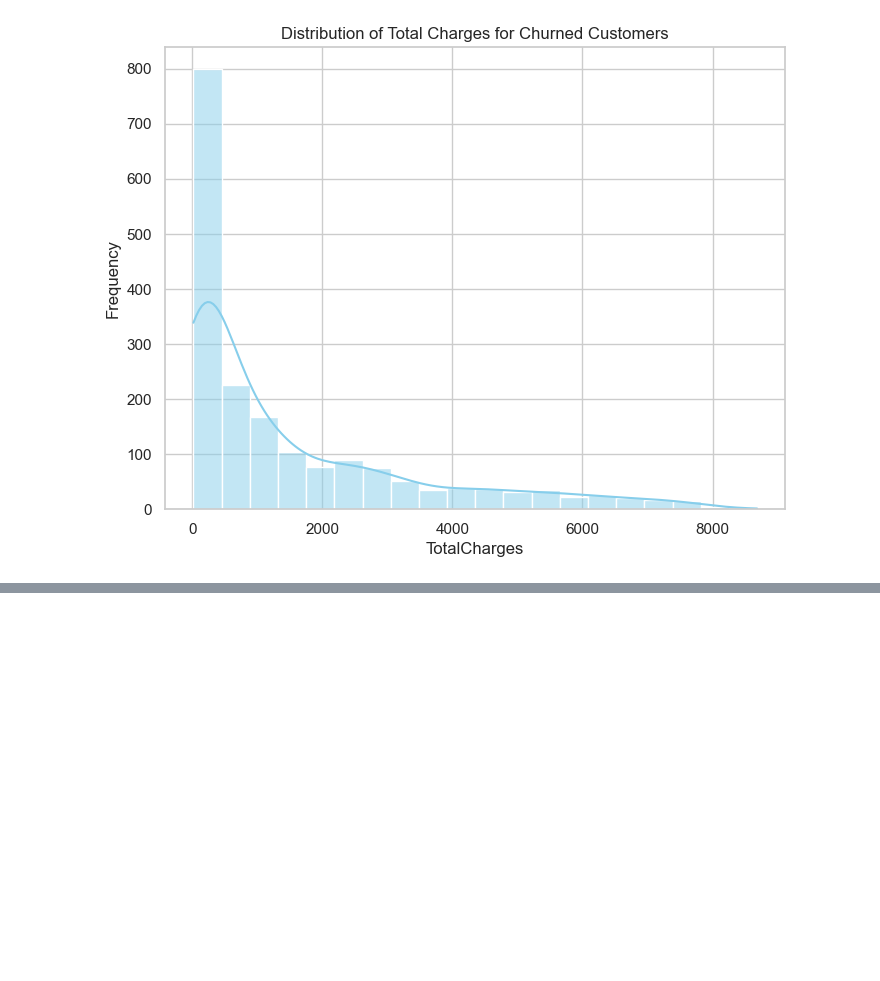
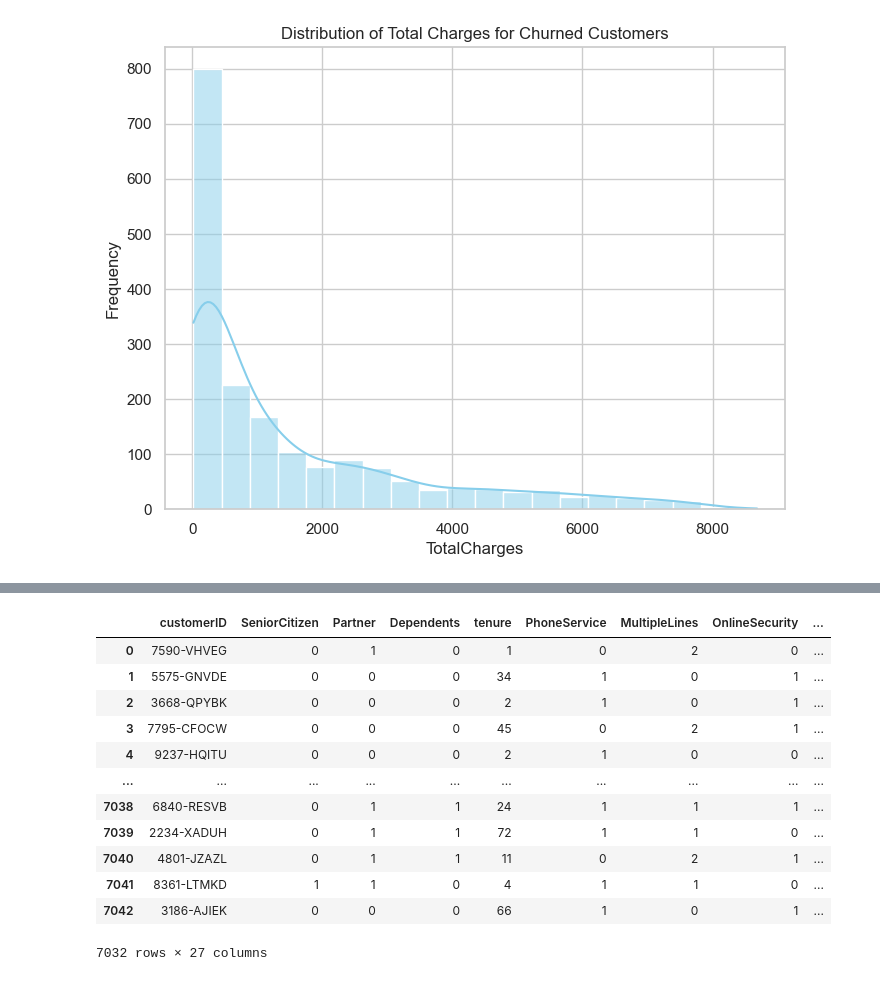
Before and after one commit to thisissteff/customer_churn_prediction, a Jupyter notebook: customer_churn.ipynb, the cells around one changed output, grey strips where cells are left out. Saved outputs shown, nothing was run; the diff lists cells and outputs as text; code cells hidden in the pictures; blank space fills up the shorter version.

```diff
--- a/customer_churn.ipynb
+++ b/customer_churn.ipynb
@@ -471,0 +463,45 @@ plt.show()
+# %%
+# predictor variable CHURN. yes = 1, no = 0
+df_encoded_3['Churn'] = df_encoded_3['Churn'].apply(lambda x: 1 if x == 'Yes' else 0)
+
+# Partner. yes = 1, no = 0
+df_encoded_3['Partner'] = df_encoded_3['Partner'].apply(lambda x: 1 if x == 'Yes' else 0)
+
+# Dependents. yes = 1, no = 0
+df_encoded_3['Dependents'] = df_encoded_3['Dependents'].apply(lambda x: 1 if x == 'Yes' else 0)
+
+# phone service.  yes = 1, no = 0
+df_encoded_3['PhoneService'] = df_encoded_3['PhoneService'].apply(lambda x: 1 if x == 'Yes' else 0)
+
+# multiple lines. no phone service = 2, yes = 1, no = 0
+df_encoded_3['MultipleLines'] = df_encoded_3['MultipleLines'].apply(lambda x: 1 if x == 'Yes' else (0 if x == 'No' else 2))
+
+# OnlineSecurity, OnlineBackup, DeviceProtection, TechSupport, StreamingTV, StreamingMovies No internet service = 2, yes = 1, no = 0
+df_encoded_3['OnlineSecurity'] = df_encoded_3['OnlineSecurity'].apply(lambda x: 1 if x == 'Yes' else (0 if x == 'No' else 2))
+df_encoded_3['OnlineBackup'] = df_encoded_3['OnlineBackup'].apply(lambda x: 1 if x == 'Yes' else (0 if x == 'No' else 2))
+df_encoded_3['DeviceProtection'] = df_encoded_3['DeviceProtection'].apply(lambda x: 1 if x == 'Yes' else (0 if x == 'No' else 2))
+df_encoded_3['TechSupport'] = df_encoded_3['TechSupport'].apply(lambda x: 1 if x == 'Yes' else (0 if x == 'No' else 2))
+df_encoded_3['StreamingTV'] = df_encoded_3['StreamingTV'].apply(lambda x: 1 if x == 'Yes' else (0 if x == 'No' else 2))
+df_encoded_3['StreamingMovies'] = df_encoded_3['StreamingMovies'].apply(lambda x: 1 if x == 'Yes' else (0 if x == 'No' else 2))
+
+# Contract. two year = 2, one year = 1, month-to-month = 0
+df_encoded_3['Contract'] = df_encoded_3['Contract'].apply(lambda x: 1 if x == 'One year' else (0 if x == 'Month-to-month' else 2))
+
+# PaperlessBilling. yes = 1, no = 0
+df_encoded_3['PaperlessBilling'] = df_encoded_3['PaperlessBilling'].apply(lambda x: 1 if x == 'Yes' else 0)
+# %%
+df_encoded_3
+# %% [output]
+|  | customerID | SeniorCitizen | Partner | Dependents | tenure | PhoneService | MultipleLines | OnlineSecurity | ... |
+| 0 | 7590-VHVEG | 0 | 1 | 0 | 1 | 0 | 2 | 0 | ... |
+| 1 | 5575-GNVDE | 0 | 0 | 0 | 34 | 1 | 0 | 1 | ... |
+| 2 | 3668-QPYBK | 0 | 0 | 0 | 2 | 1 | 0 | 1 | ... |
+| 3 | 7795-CFOCW | 0 | 0 | 0 | 45 | 0 | 2 | 1 | ... |
+| 4 | 9237-HQITU | 0 | 0 | 0 | 2 | 1 | 0 | 0 | ... |
+| ... | ... | ... | ... | ... | ... | ... | ... | ... | ... |
+| 7038 | 6840-RESVB | 0 | 1 | 1 | 24 | 1 | 1 | 1 | ... |
+| 7039 | 2234-XADUH | 0 | 1 | 1 | 72 | 1 | 1 | 0 | ... |
+| 7040 | 4801-JZAZL | 0 | 1 | 1 | 11 | 0 | 2 | 1 | ... |
+| 7041 | 8361-LTMKD | 1 | 1 | 0 | 4 | 1 | 1 | 0 | ... |
+| 7042 | 3186-AJIEK | 0 | 0 | 0 | 66 | 1 | 0 | 1 | ... |
+7032 rows × 27 columns
```
Also changed, not shown: parts of 19 cells of this notebook.
